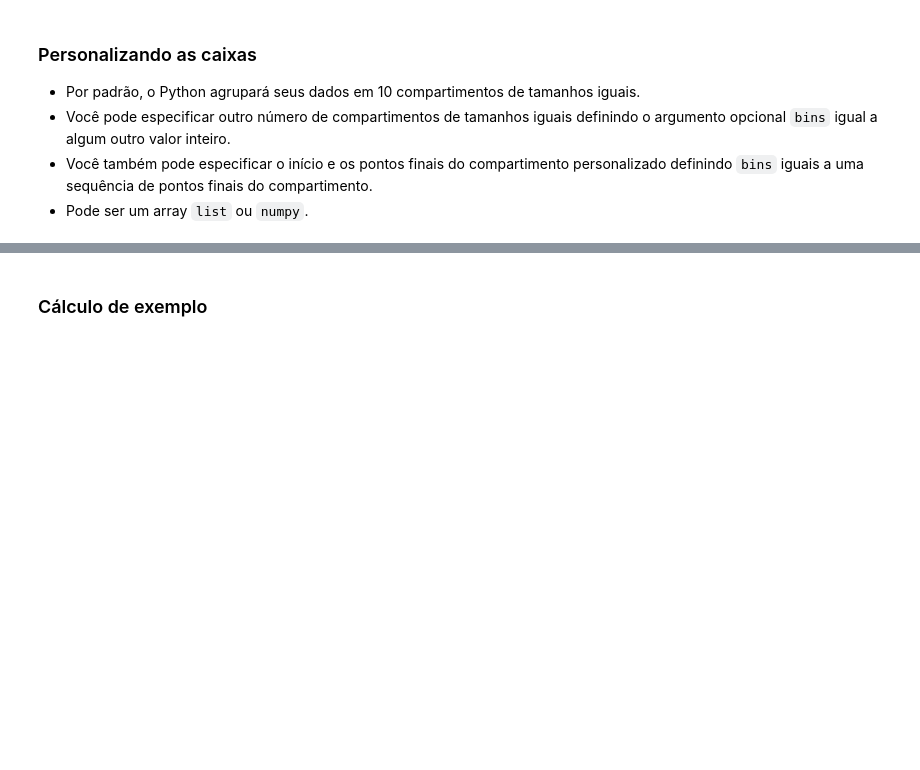
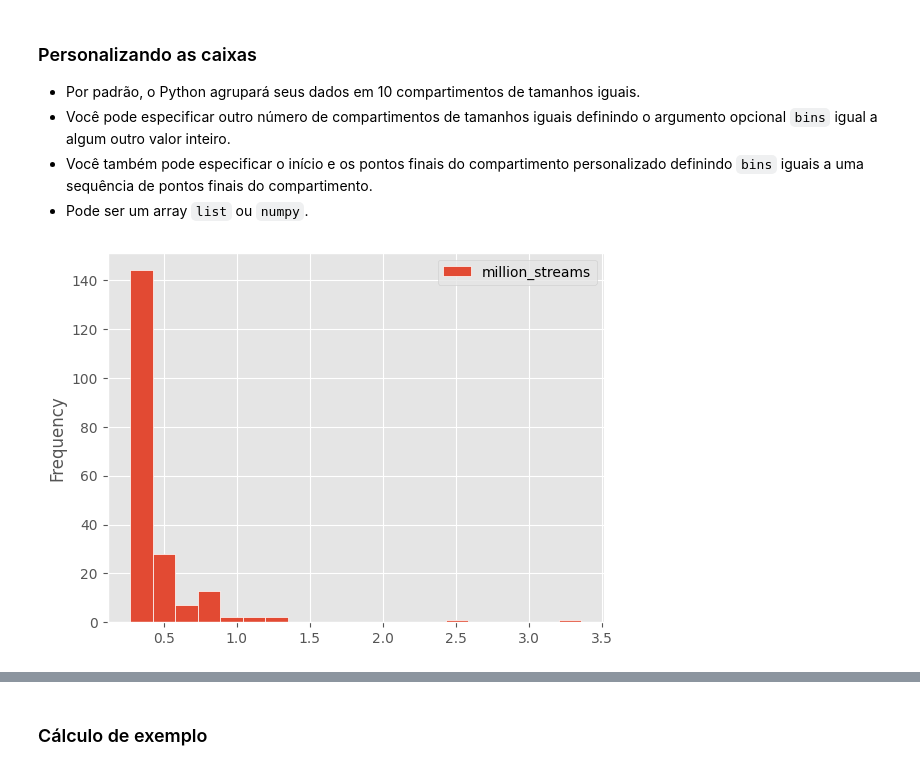
Before and after one commit to isisbiaduarte/fcd, a Jupyter notebook: _lessons/08-MaisViz.ipynb, the cells around one changed output, grey strips where cells are left out. Cells and saved outputs as stored; diff of their text form; code cells hidden in the pictures; blank space fills up the shorter version.

```diff
--- a/_lessons/08-MaisViz.ipynb
+++ b/_lessons/08-MaisViz.ipynb
@@ -149,4 +182,13 @@ df.plot(
 - Você pode especificar outro número de compartimentos de tamanhos iguais definindo o argumento opcional `bins` igual a algum outro valor inteiro.
 - Você também pode especificar o início e os pontos finais do compartimento personalizado definindo `bins` iguais a uma sequência de pontos finais do compartimento.
 - Pode ser um array `list` ou `numpy`.
+# %%
+charts.plot(
+    kind='hist',
+    y='million_streams',
+    bins=20,
+    ec='w'
+);
+# %% [output]
+[figure, added]
 # %%
```
Also changed, not shown: parts of 48 cells of this notebook, 16 other files.
